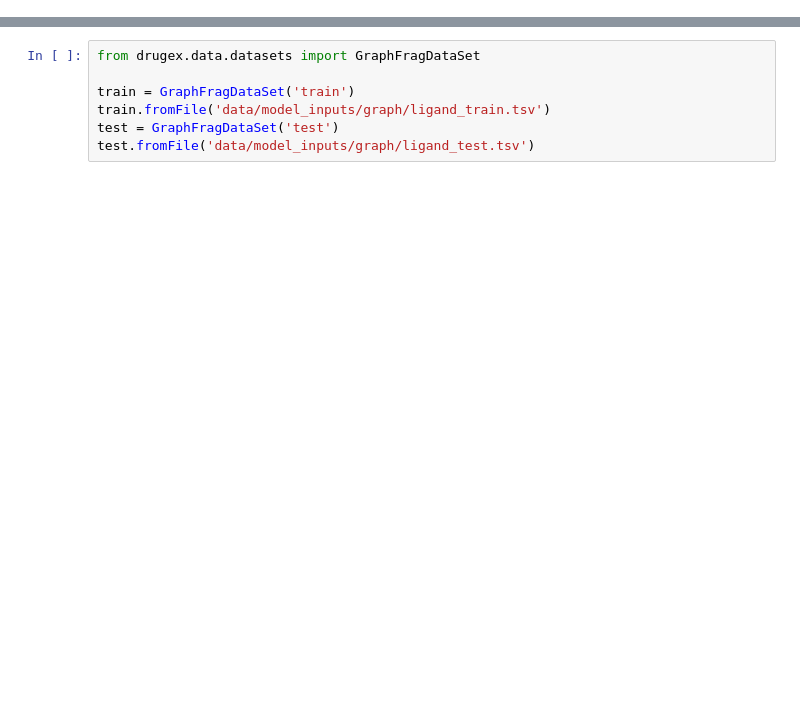
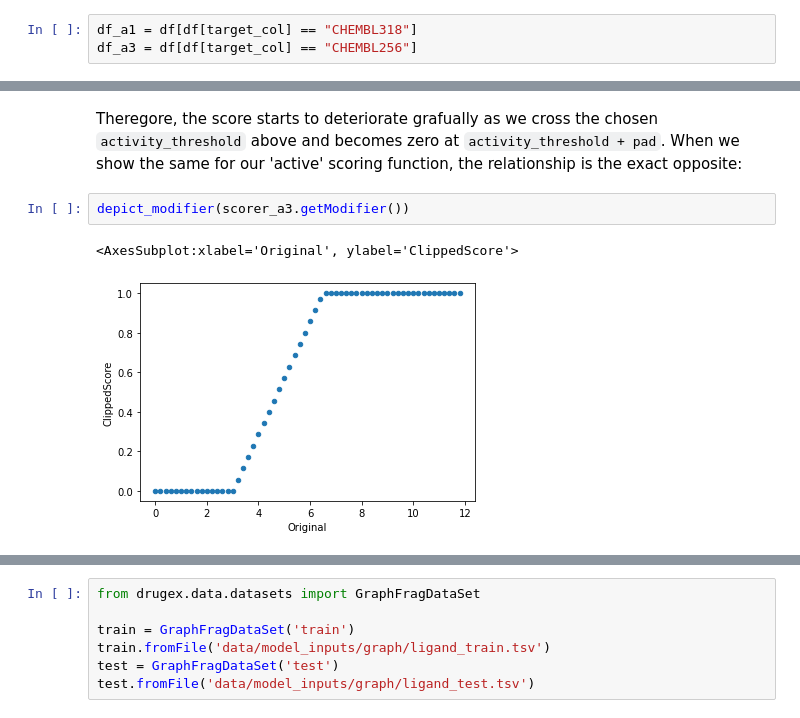
Before and after one commit to CDDLeiden/DrugEx, a Jupyter notebook: tutorial/rl_optimization.ipynb, the cells around one changed output, grey strips where cells are left out. Drawn from its saved outputs; the diff is of its cells as text; blank space fills up the shorter version.

```diff
--- a/tutorial/rl_optimization.ipynb
+++ b/tutorial/rl_optimization.ipynb
@@ -19,0 +55,3 @@ y = df.PCHEMBL_VALUE
+# %%
+df_a1 = df[df[target_col] == "CHEMBL318"]
+df_a3 = df[df[target_col] == "CHEMBL256"]
@@ -47,0 +175,7 @@ array([6.0361])
+# %% [markdown]
+Theregore, the score starts to deteriorate grafually as we cross the chosen `activity_threshold` above and becomes zero at `activity_threshold + pad`. When we show the same for our 'active' scoring function, the relationship is the exact opposite:
+# %%
+depict_modifier(scorer_a3.getModifier())
+# %% [output]
+<AxesSubplot:xlabel='Original', ylabel='ClippedScore'>
+[figure, added]
```
Also changed, not shown: parts of 37 cells of this notebook.
